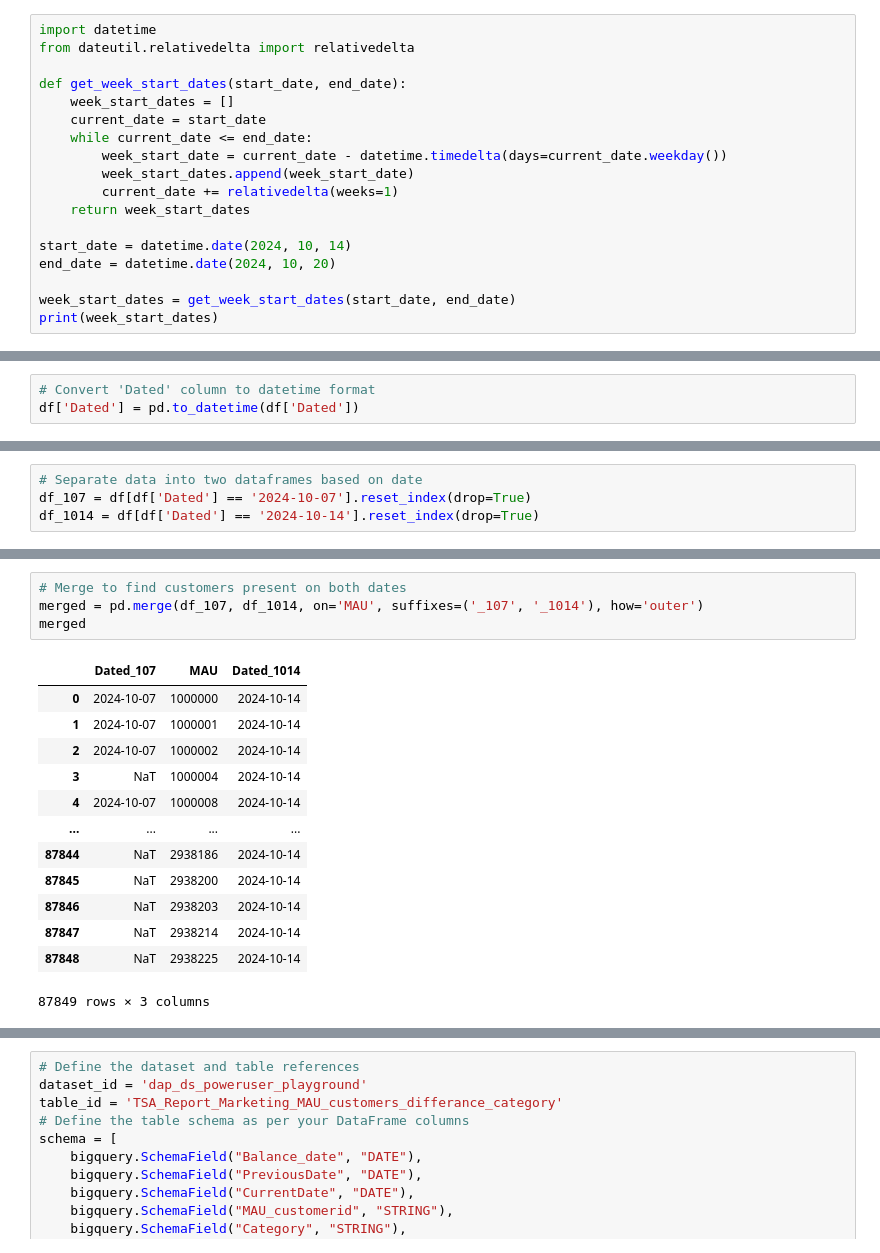
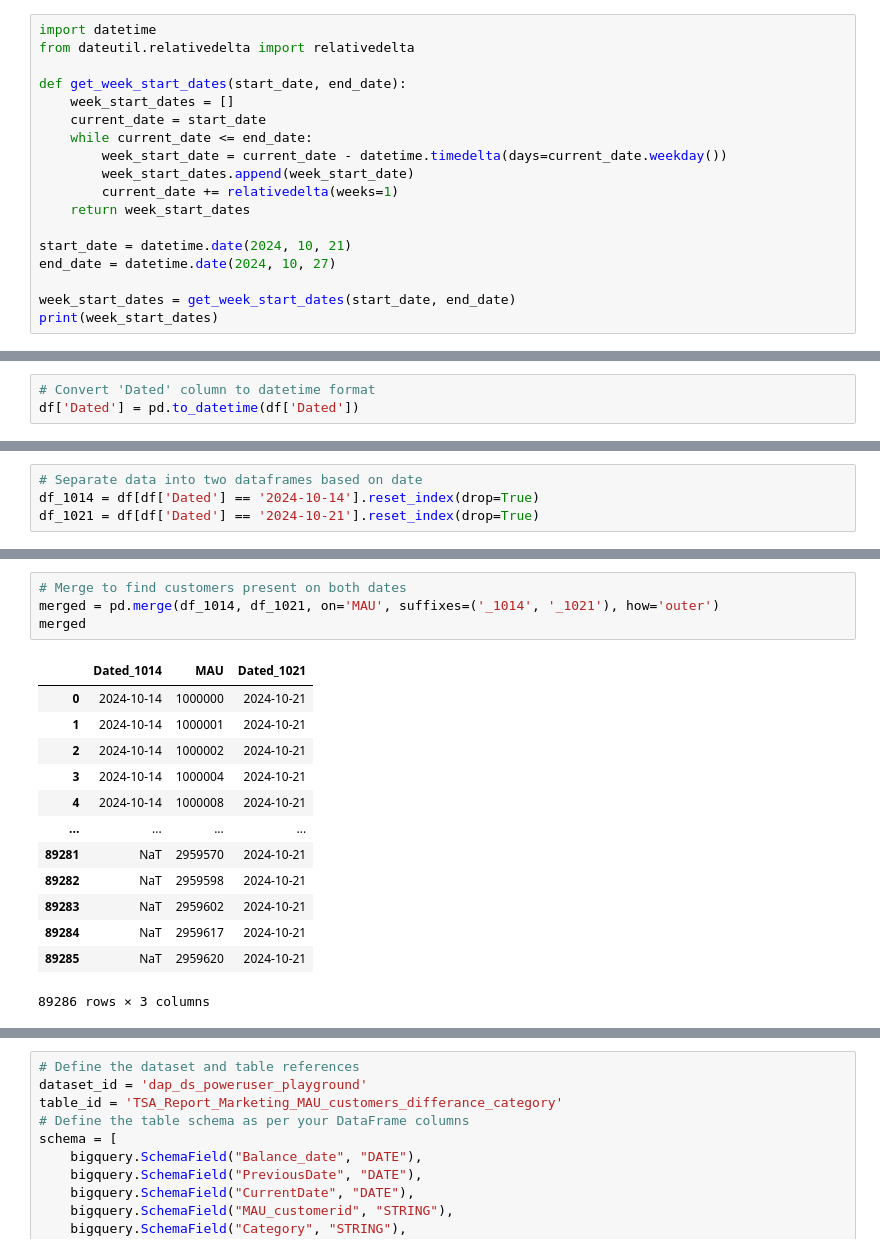
Before and after one commit to dchakroborti-tonik/MAU_MMAU_REPORT, a Jupyter notebook: TSA_REPORT_TEMPLATE_v2.ipynb, the cells around one changed output, grey strips where cells are left out. Cells and saved outputs as stored; diff of their text form.

Commit message:
Updated week starting 21-10-2024

```diff
--- a/TSA_REPORT_TEMPLATE_v2.ipynb
+++ b/TSA_REPORT_TEMPLATE_v2.ipynb
@@ -35,8 +35,8 @@ def get_week_start_dates(start_date, end_date):
         current_date += relativedelta(weeks=1)
     return week_start_dates
 
-start_date = datetime.date(2024, 10, 14)
-end_date = datetime.date(2024, 10, 20)
+start_date = datetime.date(2024, 10, 21)
+end_date = datetime.date(2024, 10, 27)
 
 week_start_dates = get_week_start_dates(start_date, end_date)
 print(week_start_dates)
@@ -762,5 +759,5 @@ Dated
 Name: count, dtype: int64
 # %%
 # Separate data into two dataframes based on date
-df_107 = df[df['Dated'] == '2024-10-07'].reset_index(drop=True)
 df_1014 = df[df['Dated'] == '2024-10-14'].reset_index(drop=True)
+df_1021 = df[df['Dated'] == '2024-10-21'].reset_index(drop=True)
@@ -785,21 +782,21 @@ df_1014.head()
 # %%
 # Merge to find customers present on both dates
-merged = pd.merge(df_107, df_1014, on='MAU', suffixes=('_107', '_1014'), how='outer')
+merged = pd.merge(df_1014, df_1021, on='MAU', suffixes=('_1014', '_1021'), how='outer')
 merged
 # %% [output]
-|  | Dated_107 | MAU | Dated_1014 |
-| 0 | 2024-10-07 | 1000000 | 2024-10-14 |
-| 1 | 2024-10-07 | 1000001 | 2024-10-14 |
-| 2 | 2024-10-07 | 1000002 | 2024-10-14 |
-| 3 | NaT | 1000004 | 2024-10-14 |
-| 4 | 2024-10-07 | 1000008 | 2024-10-14 |
+|  | Dated_1014 | MAU | Dated_1021 |
+| 0 | 2024-10-14 | 1000000 | 2024-10-21 |
+| 1 | 2024-10-14 | 1000001 | 2024-10-21 |
+| 2 | 2024-10-14 | 1000002 | 2024-10-21 |
+| 3 | 2024-10-14 | 1000004 | 2024-10-21 |
+| 4 | 2024-10-14 | 1000008 | 2024-10-21 |
 | ... | ... | ... | ... |
-| 87844 | NaT | 2938186 | 2024-10-14 |
-| 87845 | NaT | 2938200 | 2024-10-14 |
-| 87846 | NaT | 2938203 | 2024-10-14 |
-| 87847 | NaT | 2938214 | 2024-10-14 |
-| 87848 | NaT | 2938225 | 2024-10-14 |
+| 89281 | NaT | 2959570 | 2024-10-21 |
+| 89282 | NaT | 2959598 | 2024-10-21 |
+| 89283 | NaT | 2959602 | 2024-10-21 |
+| 89284 | NaT | 2959617 | 2024-10-21 |
+| 89285 | NaT | 2959620 | 2024-10-21 |
-87849 rows × 3 columns
+89286 rows × 3 columns
 # %%
 # Function to categorize customer presence
 def categorize_presence(row):
```
Also changed, not shown: parts of 39 cells of this notebook.
